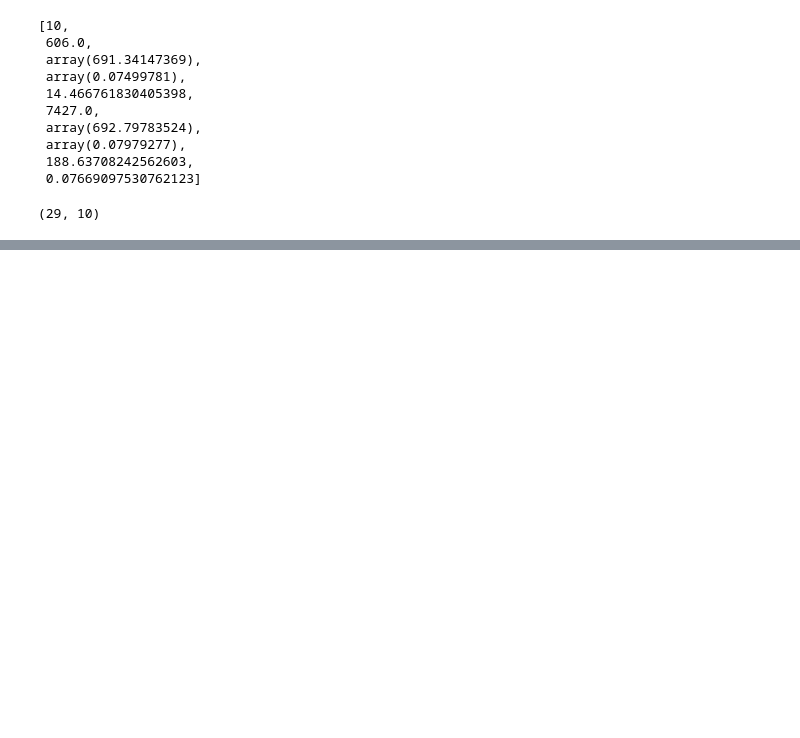
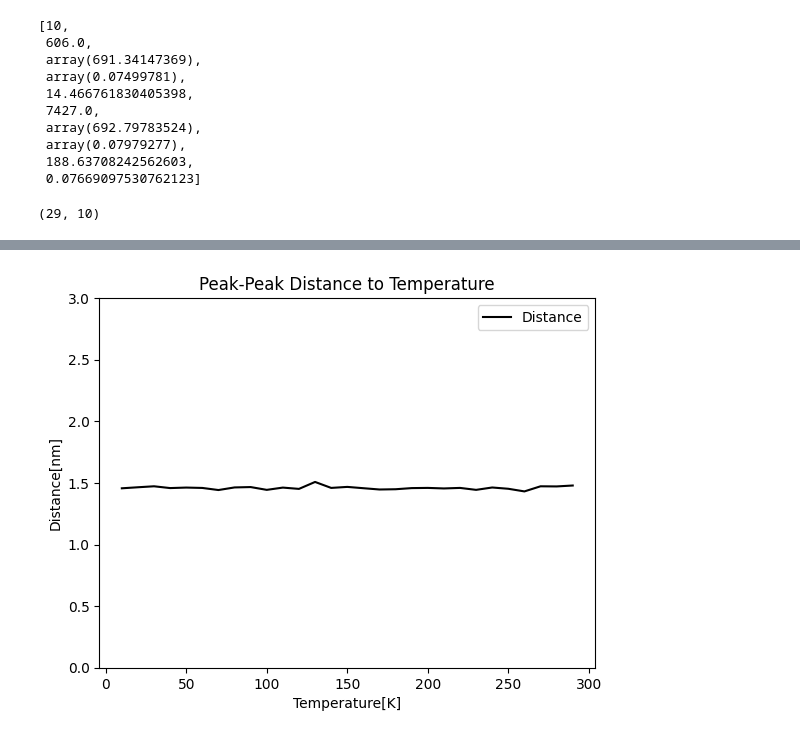
Before and after one commit to IntermidiatePhysicsExperiment/Photoluminescence, a Jupyter notebook: EDA/00_Ruby.ipynb, the cells around one changed output, grey strips where cells are left out. Saved outputs shown, nothing was run; the diff lists cells and outputs as text; code cells hidden in the pictures; blank space fills up the shorter version.

```diff
--- a/EDA/00_Ruby.ipynb
+++ b/EDA/00_Ruby.ipynb
@@ -154,0 +179,11 @@ plt.scatter(data[:, 0], data[:, -1])
+# %%
+plt.title('Peak-Peak Distance to Temperature')
+plt.plot(Temperature, - data[:, 2] + data[:, 6], label='Distance', color='black')
+plt.xlabel('Temperature[K]')
+plt.ylabel('Distance[nm]')
+plt.ylim(0, 3)
+plt.legend()
+plt.savefig('output/Ruby_EDA/Distance.png', dpi=400)
+plt.show()
+# %% [output]
+[figure, added]
```
Also changed, not shown: parts of 10 cells of this notebook, 7 other files.
